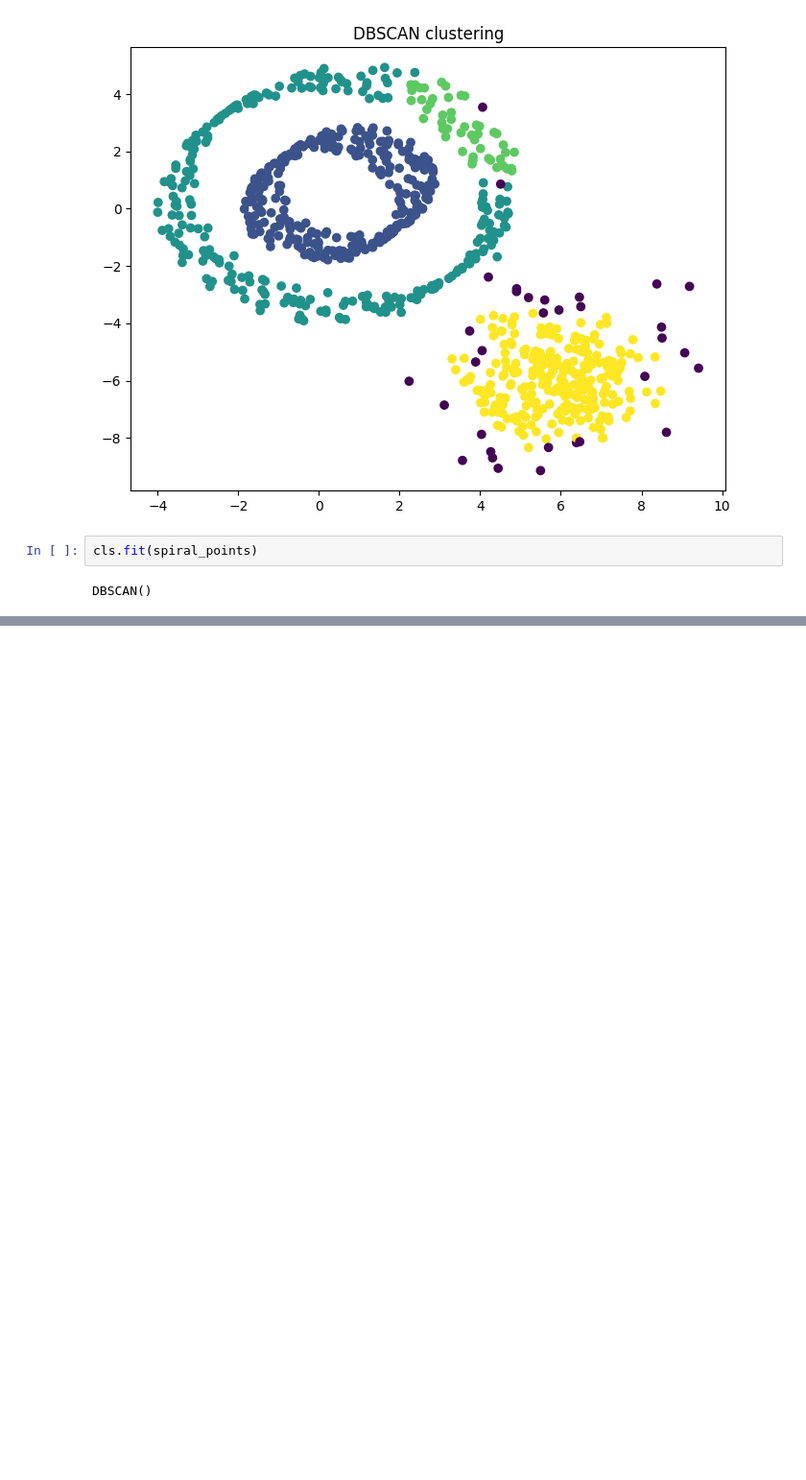
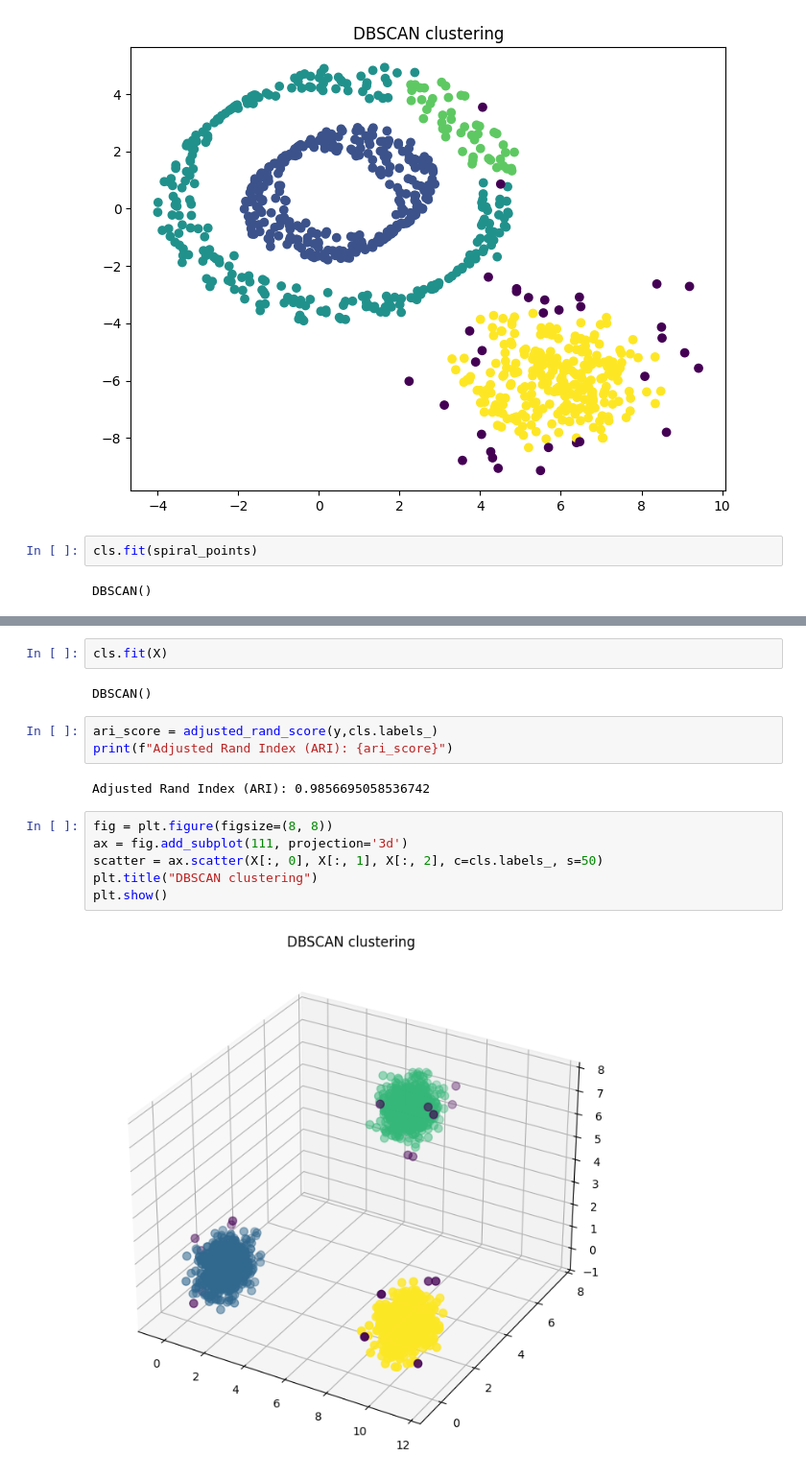
Before and after one commit to chiaramaretto/CA-Homework2, a Jupyter notebook: Maretto_Gosmar_HWSC.ipynb, the cells around one changed output, grey strips where cells are left out. Shown at 96% size. Drawn from its saved outputs; the diff is of its cells as text; blank space fills up the shorter version.

```diff
--- a/Maretto_Gosmar_HWSC.ipynb
+++ b/Maretto_Gosmar_HWSC.ipynb
@@ -444 +473,18 @@ Text(0.5, 1.0, 'DBSCAN clustering')
 [figure]
+# %%
+cls.fit(X)
+# %% [output]
+DBSCAN()
+# %%
+ari_score = adjusted_rand_score(y,cls.labels_)
+print(f"Adjusted Rand Index (ARI): {ari_score}")
+# %% [output]
+Adjusted Rand Index (ARI): 0.9856695058536742
+# %%
+fig = plt.figure(figsize=(8, 8))
+ax = fig.add_subplot(111, projection='3d')
+scatter = ax.scatter(X[:, 0], X[:, 1], X[:, 2], c=cls.labels_, s=50)
+plt.title("DBSCAN clustering")
+plt.show()
+# %% [output]
+[figure, added]
```
Also changed, not shown: parts of 13 cells of this notebook.
